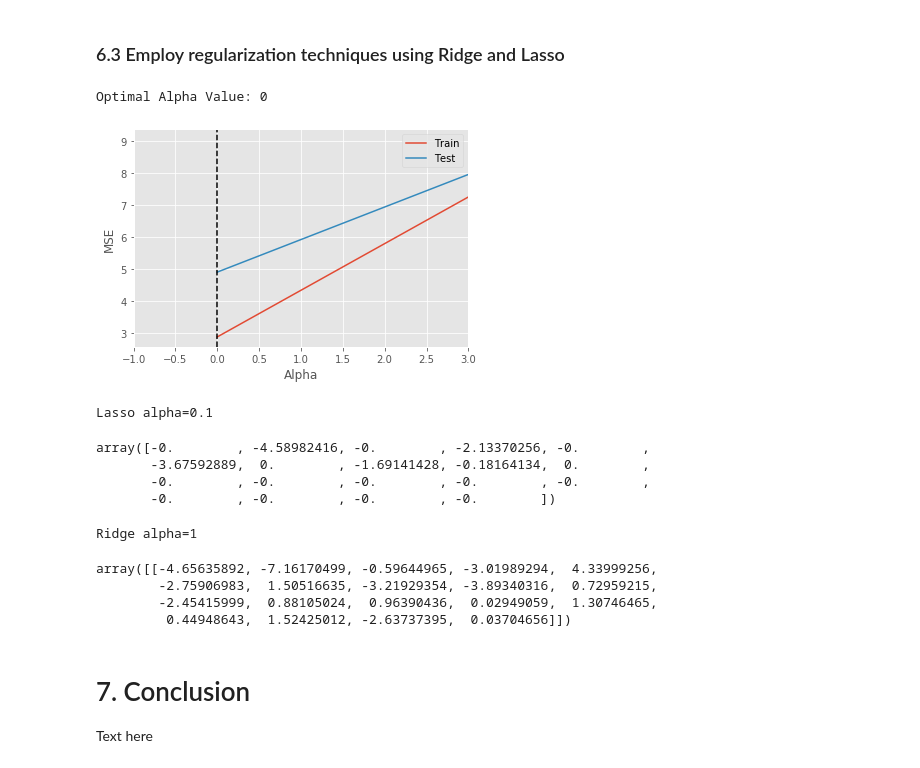
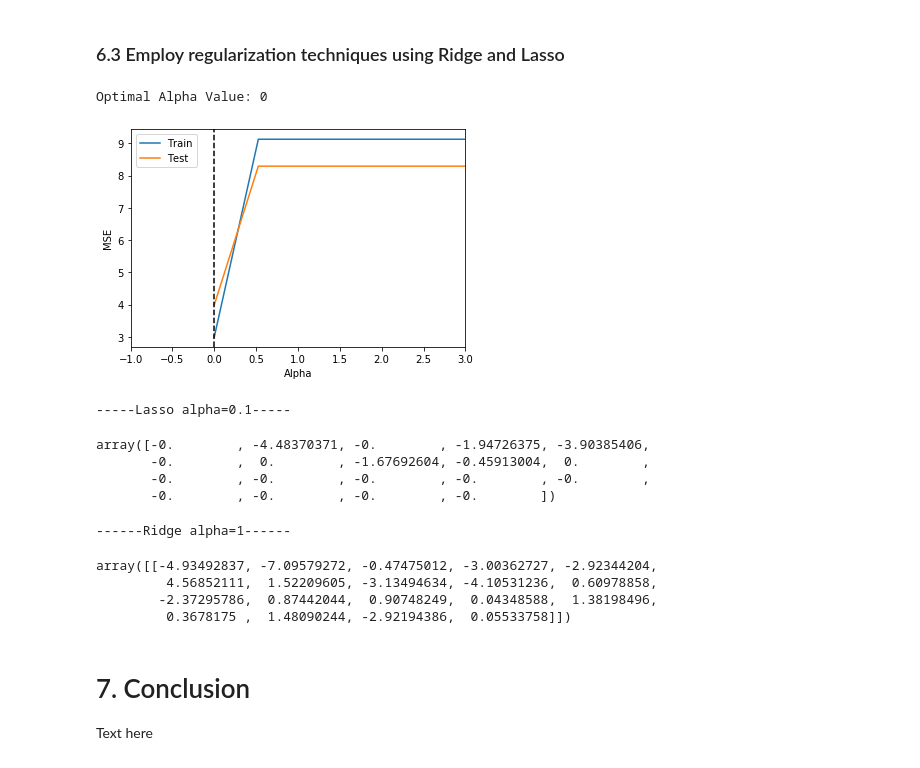
Before and after one commit to algakovic/Life-Expectancy-USA, a Jupyter notebook: Life_Expectancy_USA.ipynb, the cells around one changed output. Drawn from its saved outputs; the diff is of its cells as text; code cells hidden in the pictures.

```diff
--- a/Life_Expectancy_USA.ipynb
+++ b/Life_Expectancy_USA.ipynb
@@ -378,7 +360,7 @@ inter_columns = [['Adult_smoking', 'Adult_obesity'],['Physical_inactivity', 'Adu
 dfpoly = pd.DataFrame()
 for col in poly_columns:
     poly = PolynomialFeatures(3, include_bias=False)
-    x_transformed = poly.fit_transform(x[[col]])
+    x_transformed = poly.fit_transform(x_train[[col]])
     colnames= [col, col + '_' + 'power2',  col + '_' + 'power3']
     dfpoly = (pd.concat([dfpoly, pd.DataFrame(x_transformed, columns=colnames)], axis=1)).drop([col], axis=1)
 
@@ -386,10 +368,10 @@ for col in poly_columns:
 dfinter = pd.DataFrame()
 for col in inter_columns:
     colname = f'{col[0]}_AND_{col[1]}'
-    dfinter[colname] = x[col[0]] * x[col[1]]
+    dfinter[colname] = x_train[col[0]] * x_train[col[1]]
 
 # Merge with all predictors
-df_shortlist = pd.concat([y, x, dfpoly, dfinter], axis=1)
+df_shortlist = pd.concat([y_train, x_train, dfpoly, dfinter], axis=1)
 x_shortlist = df_shortlist.drop('Life_expectancy', axis=1)
 x_shortlist.columns
 # %% [output]
@@ -409,13 +391,12 @@ Index(['Adult_smoking', 'Teen_births', 'Children_in_poverty',
 # %%
 # Calculate new baseline with shortlisted columns, interactions and polynomial terms
-
-x = x_shortlist
-
+x_train = x_shortlist
 regression = LinearRegression()
-crossvalidation = KFold(n_splits=5, shuffle=True, random_state=1)
-baseline3 = np.mean(cross_val_score(regression, x, y, scoring='r2', cv=crossvalidation))
-
-print(f'No of predictors: {x.shape[1]}')
-print(f'CV r-sq: {baseline3}')
+crossvalidation = KFold(n_splits=5, shuffle=True, random_state=seed)
+model2_rsq = np.mean(cross_val_score(regression, x_train, y_train, scoring='r2', cv=crossvalidation))
+model2_mse = -np.mean(cross_val_score(regression, x_train, y_train, cv=5, scoring='neg_mean_squared_error'))
+print(f'No of predictors: {x_train.shape[1]}')
+print(f'kfold cv r-sq: {round(model2_rsq,4)}')
+print(f'kfold cv MSE : {round(model2_mse,4)}')
 # %% [output]
 No of predictors: 19
@@ -469,0 +454,10 @@ Correlation between all predictors vs. Life expectancy:
+# %%
+# Calculate coefficients
+linreg = LinearRegression()
+linreg.fit(x_train, y_train)
+coeff = linreg.coef_
+coeff_list = []
+for n, col in enumerate(cols):
+    coeff_list.append([abs(round(coeff[0][n],3)), 'Negative' if coeff[0][n] < 0 else 'Positive', col])
+coeff_list = sorted(coeff_list, key=lambda i: i[0], reverse=True)
+coeff_list
@@ -474,7 +488,6 @@ Correlation between all predictors vs. Life expectancy:
 # %%
 # Assign training data to the final choice of predictors
 x_train = x_shortlist
-y_train = y
 
 # Assign test data (before processing)
 x_test_raw = pd.DataFrame(x_test, columns=x_all.columns)
@@ -486,6 +499,7 @@ df_test = pd.DataFrame()
 for col in final_columns:
     # Create interaction terms
     if col.find('_AND_') != -1:
+        c = 1
         inter1 = col[0:col.find('_AND_')]
         inter2 = col[(-1)*(len(col)-5-len(inter1)):]
         c = [inter1,inter2]
@@ -500,7 +514,6 @@ for col in final_columns:
     else:
         c = col
         df_test[col] = x_test_raw[col]
-    output_columns.append(c)
 
 # Assign test data (after processing)
 scaler = MinMaxScaler()
@@ -508,5 +521,5 @@ x_test = pd.DataFrame(scaler.fit_transform(df_test), columns=df_test.columns) #
 y_test = (pd.DataFrame(y_test)).reset_index(drop=True)
 
 # Double check data dimensions are the comparable
-print(f'x_train:{x_shortlist.shape}, y_train:{y.shape}, x_test:{x_test.shape}, y_test:{y_test.shape}')
+print(f'x_train:{x_train.shape}, y_train:{y_train.shape}, x_test:{x_test.shape}, y_test:{y_test.shape}')
 # %% [output]
@@ -557,33 +595,33 @@ Summary of MSE
 # %%
 # Find optimum alpha
 train_mse = []
 test_mse = []
 alphas = []
-for alpha in np.linspace(0, 200, num=50):
+for alpha in np.linspace(0, 10, num=20):
     lasso = Lasso(alpha=alpha)
     lasso.fit(x_train, y_train)
     train_preds = lasso.predict(x_train)
     train_mse.append(mean_squared_error(y_train, train_preds))
     test_preds = lasso.predict(x_test)
     test_mse.append(mean_squared_error(y_test, test_preds))
     alphas.append(alpha)
 
 # Plot optimal value
 fig, ax = plt.subplots()
 ax.plot(alphas, train_mse, label='Train')
 ax.plot(alphas, test_mse, label='Test')
 ax.set_xlabel('Alpha')
 ax.set_ylabel('MSE')
 ax.set_xlim(-1,3)
-# np.argmin() returns the index of the minimum value in a list
+
+# Generate optimum alpha
 optimal_alpha = alphas[np.argmin(test_mse)]
-# Add a vertical line where the test MSE is minimized
 ax.axvline(optimal_alpha, color='black', linestyle='--')
 ax.legend();
 print(f'Optimal Alpha Value: {int(optimal_alpha)}')
 # %% [output]
 Optimal Alpha Value: 0
-[figure, old version]
+[figure, new version]
 # %%
 # Set penalty factors
 alpha_lasso = 0.1
@@ -592,24 +630,24 @@ alpha_ridge = 1
 # Run Ridge and Lasso on train data
 lasso = Lasso(alpha_lasso)
 lasso.fit(x_train, y_train)
-print(f'Lasso alpha={alpha_lasso}')
+print(f'-----Lasso alpha={alpha_lasso}-----')
 display(lasso.coef_)
 
 ridge = Ridge(alpha_ridge)
 ridge.fit(x_train, y_train)
-print(f'Ridge alpha={alpha_ridge}')
+print(f'------Ridge alpha={alpha_ridge}------')
 display(ridge.coef_)
 # %% [output]
-Lasso alpha=0.1
+-----Lasso alpha=0.1-----
-array([-0.        , -4.58982416, -0.        , -2.13370256, -0.        ,
-       -3.67592889,  0.        , -1.69141428, -0.18164134,  0.        ,
+array([-0.        , -4.48370371, -0.        , -1.94726375, -3.90385406,
+       -0.        ,  0.        , -1.67692604, -0.45913004,  0.        ,
        -0.        , -0.        , -0.        , -0.        , -0.        ,
        -0.        , -0.        , -0.        , -0.        ])
-Ridge alpha=1
+------Ridge alpha=1------
-array([[-4.65635892, -7.16170499, -0.59644965, -3.01989294,  4.33999256,
-        -2.75906983,  1.50516635, -3.21929354, -3.89340316,  0.72959215,
-        -2.45415999,  0.88105024,  0.96390436,  0.02949059,  1.30746465,
-         0.44948643,  1.52425012, -2.63737395,  0.03704656]])
+array([[-4.93492837, -7.09579272, -0.47475012, -3.00362727, -2.92344204,
+         4.56852111,  1.52209605, -3.13494634, -4.10531236,  0.60978858,
+        -2.37295786,  0.87442044,  0.90748249,  0.04348588,  1.38198496,
+         0.3678175 ,  1.48090244, -2.92194386,  0.05533758]])
 # %%
 # Calculate AIC BIC
 # %% [markdown]
```
Also changed, not shown: parts of 32 cells of this notebook.
